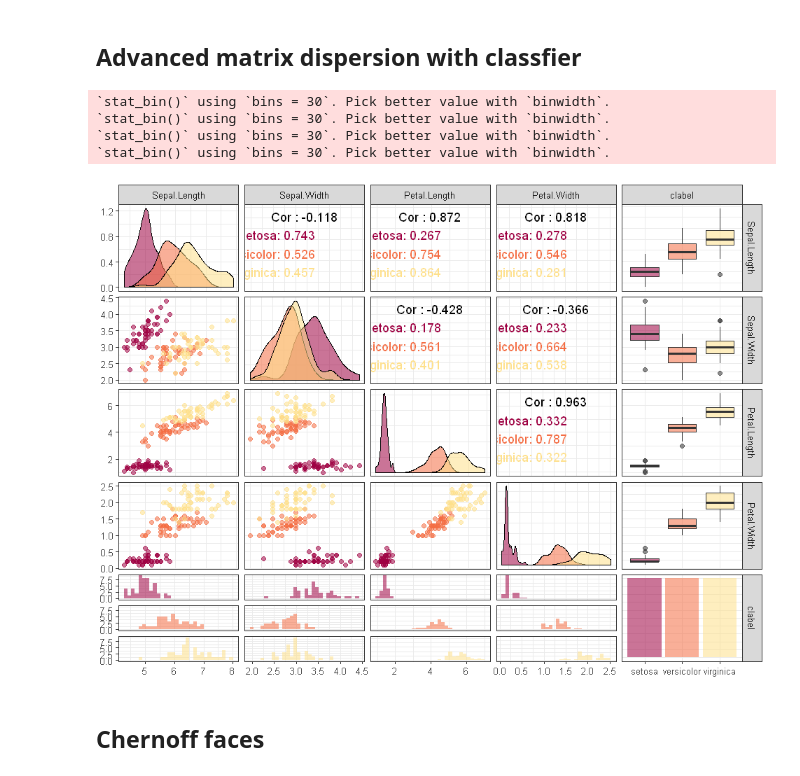
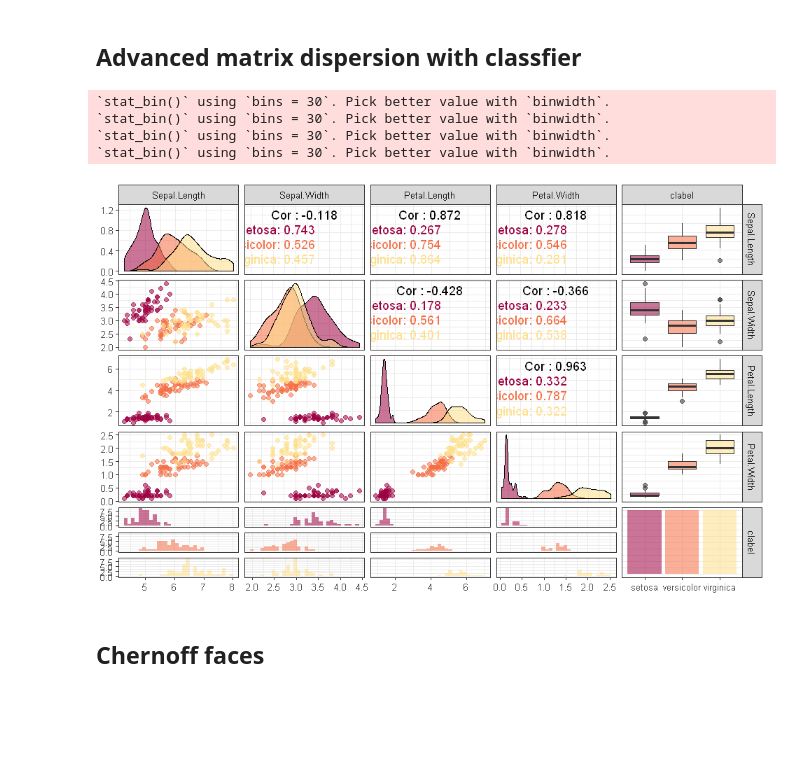
Before and after one commit to eogasawara/mylibrary, a Jupyter notebook: myExploratoryAnalysis.ipynb, the cells around one changed output. Cells and saved outputs as stored; diff of their text form; code cells hidden in the pictures; blank space fills up the shorter version.

```diff
--- a/myExploratoryAnalysis.ipynb
+++ b/myExploratoryAnalysis.ipynb
@@ -182,17 +180,17 @@ plot_size(4, 3)
 # %% [markdown]
 ## Advanced matrix dispersion with classfier
 # %%
-grf <- exp_advpair_plot(data=iris, cnames=colnames(iris)[1:4], title="Iris Dataset", clabel='Species', colors=mycolors[1:3])
+grf <- exp_advpair_plot(data=iris, cnames=colnames(iris)[1:4], title="Iris", clabel='Species', colors=mycolors[1:3])
 
-plot_size(8, 6)
+plot_size(8, 5)
 grf
 plot_size(4, 3)
 # %% [output]
 `stat_bin()` using `bins = 30`. Pick better value with `binwidth`.
 `stat_bin()` using `bins = 30`. Pick better value with `binwidth`.
 `stat_bin()` using `bins = 30`. Pick better value with `binwidth`.
 `stat_bin()` using `bins = 30`. Pick better value with `binwidth`.
-[figure, old version]
+[figure, new version]
 # %% [markdown]
 ## Chernoff faces
 # %%
```
Also changed, not shown: parts of 7 cells of this notebook, 1 other file.
